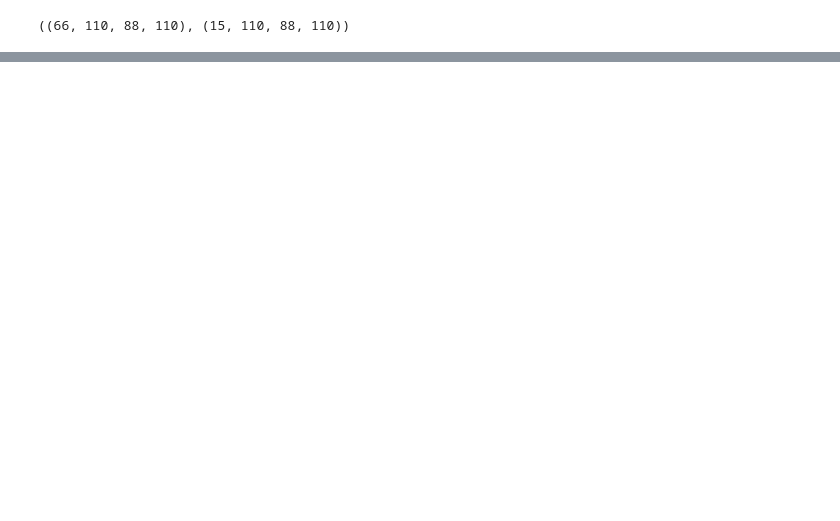
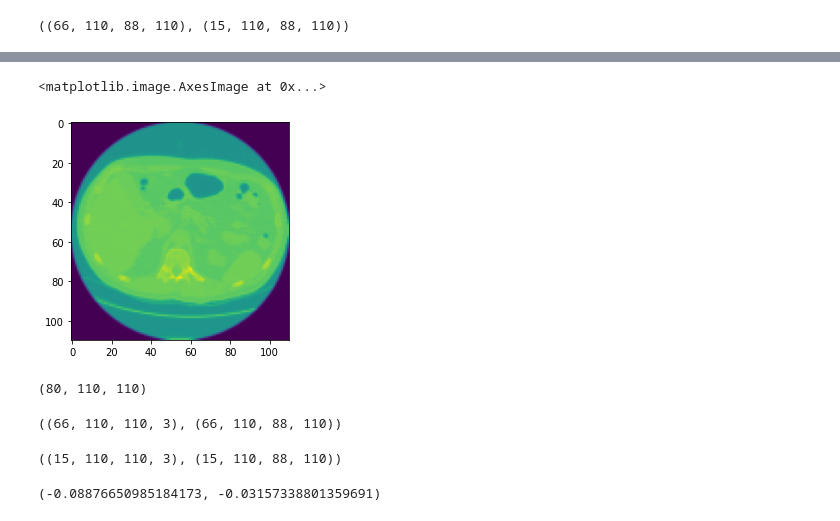
Before and after one commit to ajaynain-eng/2D-to-3D-CNN-Pivotal-Teleradiology, a Jupyter notebook: Data_models.ipynb, the cells around one changed output, grey strips where cells are left out. Saved outputs shown, nothing was run; the diff lists cells and outputs as text; code cells hidden in the pictures; blank space fills up the shorter version.

```diff
--- a/Data_models.ipynb
+++ b/Data_models.ipynb
@@ -459,0 +672,9 @@ Epoch 20/20
+# %%
+plt.imshow(temp_y[880:990, :])
+# %% [output]
+<matplotlib.image.AxesImage at 0x...>
+[figure, added]
+# %%
+y_0[:,:,:,1].shape
+# %% [output]
+(80, 110, 110)
@@ -459,0 +683,26 @@ Epoch 20/20
+# %%
+x = np.empty((66,110,110, 3))
+for i in range(66):
+    #x[i,:,:,0] = np.flipud(x_train_0[i]).T
+    for j in range(3):
+        x[i,:,:,j] = x_train_0[i]
+
+y = y_train
+x.shape, y.shape
+# %% [output]
+((66, 110, 110, 3), (66, 110, 88, 110))
+# %%
+x_test_temp = np.empty((15,110,110, 3))
+for i in range(15):
+    for j in range(3):
+        x_test_temp[i,:,:,j] = x_test_0[i]
+
+
+y_test_temp = y_test
+x_test_temp.shape, y_test_temp.shape
+# %% [output]
+((15, 110, 110, 3), (15, 110, 88, 110))
+# %%
+x.min(), x_test_temp.min()
+# %% [output]
+(-0.08876650985184173, -0.03157338801359691)
```
Also changed, not shown: parts of 96 cells of this notebook.
